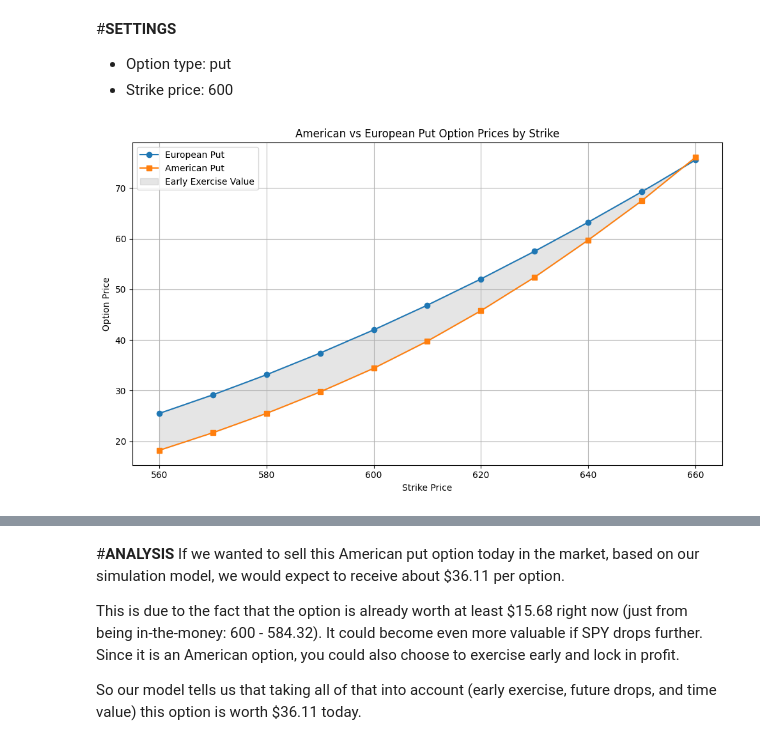
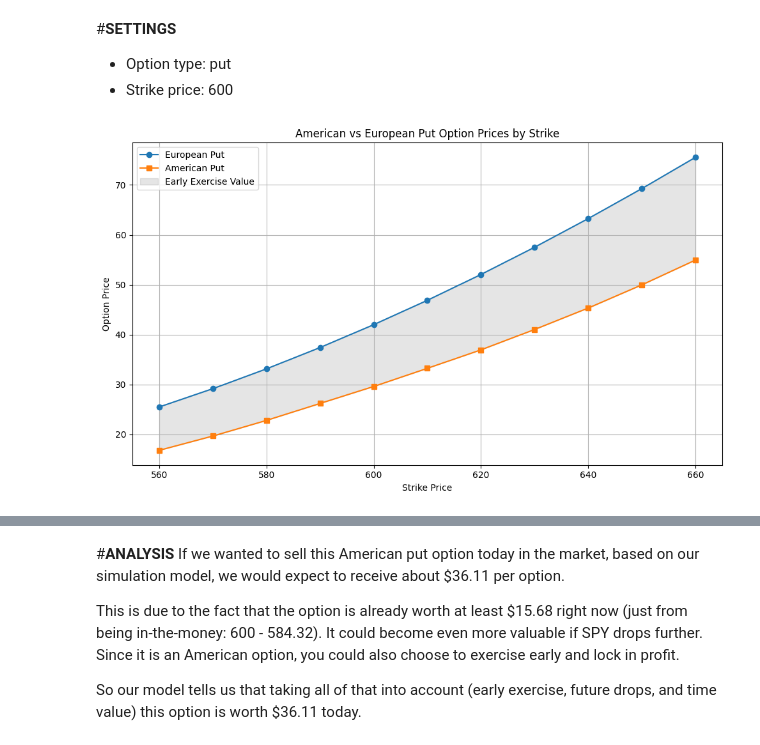
Before and after one commit to glorivaas/Risk_Measures, a Jupyter notebook: FINAL_PROJECT.ipynb, the cells around one changed output, grey strips where cells are left out. Drawn from its saved outputs; the diff is of its cells as text; code cells hidden in the pictures.

```diff
--- a/FINAL_PROJECT.ipynb
+++ b/FINAL_PROJECT.ipynb
@@ -145,7 +145,7 @@ sigma = sigma_annual
 T = 1
 N = 252
 dt = T / N
-n_paths = 50000
+n_paths = 100000
 
 np.random.seed(42)
 Z = np.random.standard_normal((N, n_paths))
@@ -178,69 +178,63 @@ Name: 2024-12-31 00:00:00, dtype: float64
 - Strike price: 600
 # %%
 import numpy as np
+from scipy.stats import norm
 
 def price_american_put_longstaff(S, K, r=0.05, T=1, N=252):
     dt = T / N
     discount = np.exp(-r * dt)
     n_paths = S.shape[1]
-
-    payoffs = np.maximum(K - S[-1], 0)
+    cashflows = np.maximum(K - S[-1], 0)
+    alive = np.ones(n_paths, dtype=bool)
 
     for t in range(N - 1, 0, -1):
-        itm = np.where(K - S[t] > 0)[0]
+        S_t = S[t]
+        itm = np.where((K - S_t > 0) & alive)[0]
         if len(itm) == 0:
             continue
-
-        X = S[t, itm]
-        Y = payoffs[itm] * discount
-
-        # Regression (can reduce to X, X^2 to prevent overfitting)
+        X = S_t[itm]
+        Y = cashflows[itm] * discount
         A = np.vstack([np.ones(len(X)), X, X**2]).T
         coeffs = np.linalg.lstsq(A, Y, rcond=None)[0]
         continuation = coeffs[0] + coeffs[1]*X + coeffs[2]*X**2
+        exercise = K - X
+        exercise_now = exercise > (continuation + 1e-6)
+        exercised_indices = itm[exercise_now]
+        cashflows[exercised_indices] = exercise[exercise_now]
+        alive[exercised_indices] = False
+        cashflows[alive] *= discount
 
-        exercise = K - X
-        exercise_now = exercise > continuation
-
-        # Update payoff where early exercise is better
-        update_indices = itm[exercise_now]
-        payoffs[update_indices] = exercise[exercise_now]
-
-        # Discount only paths that were NOT exercised now
-        not_exercised = np.ones(n_paths, dtype=bool)
-        not_exercised[update_indices] = False
-        payoffs[not_exercised] *= discount
-
-    return np.mean(payoffs)
+    return np.mean(cashflows)
 
 
 def black_scholes_put(S, K, T, r, sigma):
     d1 = (np.log(S / K) + (r + 0.5 * sigma ** 2) * T) / (sigma * np.sqrt(T))
     d2 = d1 - sigma * np.sqrt(T)
     put_price = K * np.exp(-r * T) * norm.cdf(-d2) - S * norm.cdf(-d1)
     return put_price
 
 strike_range = np.arange(560, 670, 10)
 
 american_prices = []
 european_prices = []
+r = 0.05
 
 for K in strike_range:
     european_prices.append(black_scholes_put(S0, K, T, r, sigma))
     american_prices.append(price_american_put_longstaff(price_paths, K, r, T, N))
 
 european_prices = np.array(european_prices).flatten()
 american_prices = np.array(american_prices).flatten()
 plt.figure(figsize=(10, 6))
 plt.plot(strike_range, european_prices, label="European Put", marker='o')
 plt.plot(strike_range, american_prices, label="American Put", marker='s')
 plt.fill_between(strike_range, european_prices, american_prices, alpha=0.2, color='gray', label="Early Exercise Value")
 plt.xlabel("Strike Price")
 plt.ylabel("Option Price")
 plt.title("American vs European Put Option Prices by Strike")
 plt.legend()
 plt.grid(True)
 plt.tight_layout()
 plt.show()
 # %% [output]
-[figure, old version]
+[figure, new version]
```
Also changed, not shown: parts of 4 cells of this notebook.
